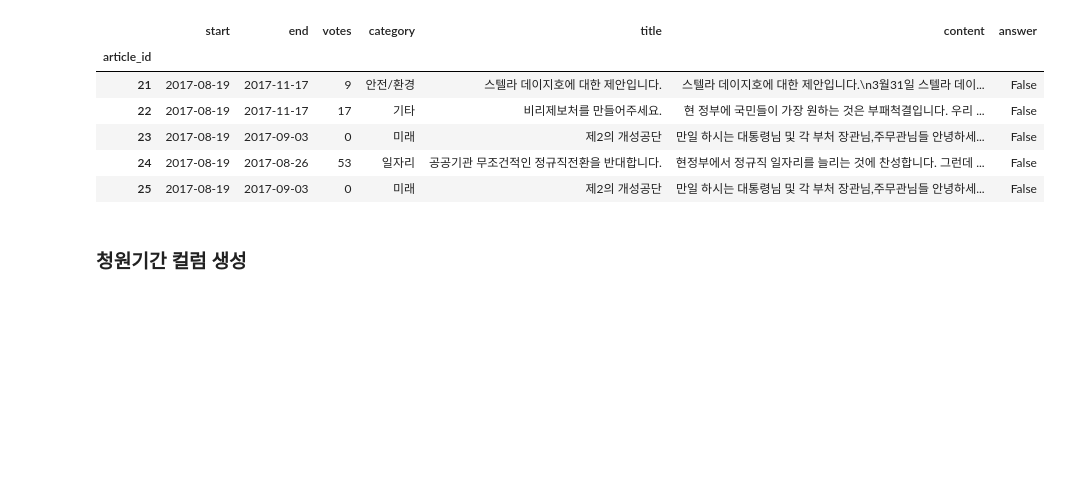
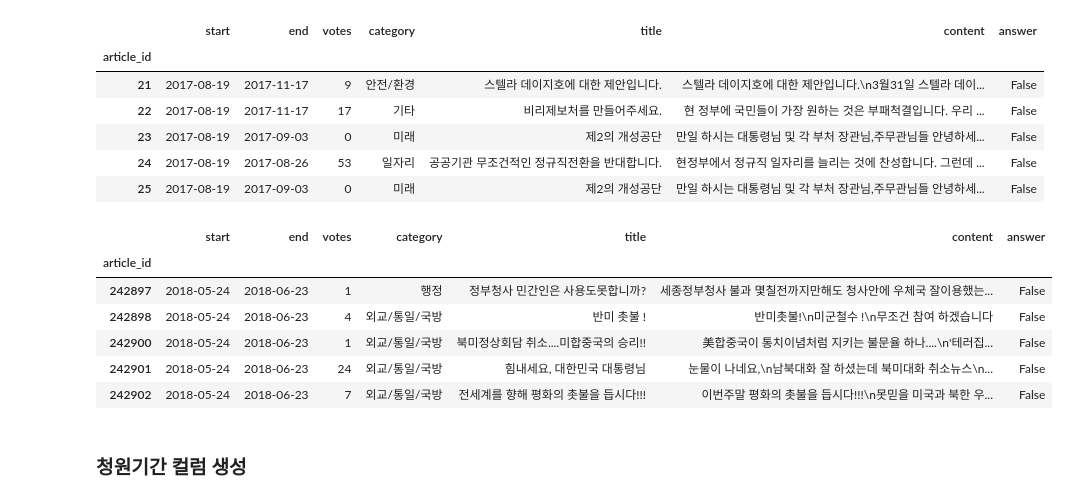
Before and after one commit to corazzon/petitionWrangling, a Jupyter notebook: petition_pandas_plotnine.ipynb, the cells around one changed output. Drawn from its saved outputs; the diff is of its cells as text; code cells hidden in the pictures; blank space fills up the shorter version.

```diff
--- a/petition_pandas_plotnine.ipynb
+++ b/petition_pandas_plotnine.ipynb
@@ -135,6 +135,16 @@ petitions.head()
 | 23 | 2017-08-19 | 2017-09-03 | 0 | 미래 | 제2의 개성공단 | 만일 하시는 대통령님 및 각 부처 장관님,주무관님들 안녕하세... | False |
 | 24 | 2017-08-19 | 2017-08-26 | 53 | 일자리 | 공공기관 무조건적인 정규직전환을 반대합니다. | 현정부에서 정규직 일자리를 늘리는 것에 찬성합니다. 그런데 ... | False |
 | 25 | 2017-08-19 | 2017-09-03 | 0 | 미래 | 제2의 개성공단 | 만일 하시는 대통령님 및 각 부처 장관님,주무관님들 안녕하세... | False |
+# %%
+petitions.tail()
+# %% [output]
+|  | start | end | votes | category | title | content | answer |
+| article_id |  |  |  |  |  |  |  |
+| 242897 | 2018-05-24 | 2018-06-23 | 1 | 행정 | 정부청사 민간인은 사용도못합니까? | 세종정부청사 불과 몇칠전까지만해도 청사안에 우체국 잘이용했는... | False |
+| 242898 | 2018-05-24 | 2018-06-23 | 4 | 외교/통일/국방 | 반미 촛불 ! | 반미촛불!\n미군철수 !\n무조건 참여 하겠습니다 | False |
+| 242900 | 2018-05-24 | 2018-06-23 | 1 | 외교/통일/국방 | 북미정상회담 취소....미합중국의 승리!! | 美합중국이 통치이념처럼 지키는 불문율 하나....\n'테러집... | False |
+| 242901 | 2018-05-24 | 2018-06-23 | 24 | 외교/통일/국방 | 힘내세요, 대한민국 대통령님 | 눈물이 나네요,\n남북대화 잘 하셨는데 북미대화 취소뉴스\n... | False |
+| 242902 | 2018-05-24 | 2018-06-23 | 7 | 외교/통일/국방 | 전세계를 향해 평화의 촛불을 듭시다!!! | 이번주말 평화의 촛불을 듭시다!!!\n못믿을 미국과 북한 우... | False |
 # %% [markdown]
 ### 청원기간 컬럼 생성
 # %%
```
Also changed, not shown: parts of 39 cells of this notebook.
